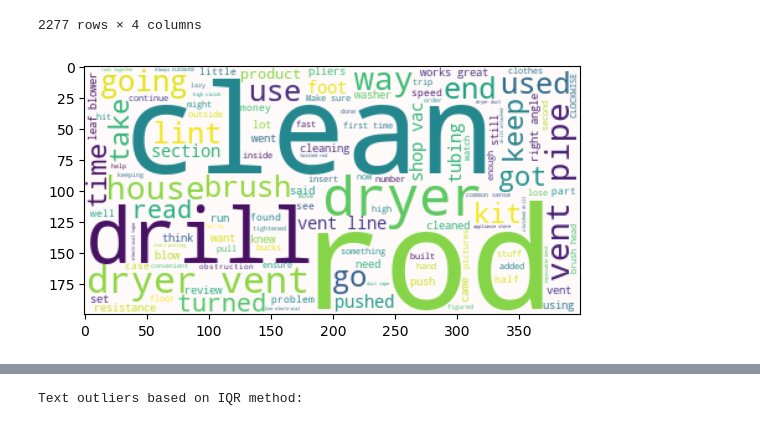
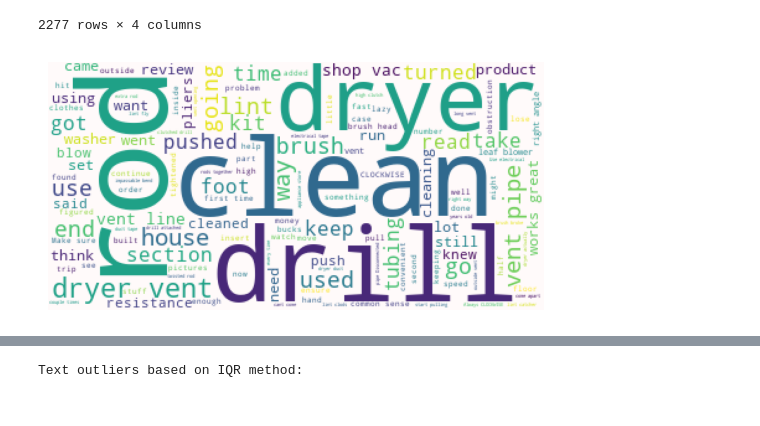
Before and after one commit to rolandjosephb/Comp262-Group3, a Jupyter notebook: Group 3.ipynb, the cells around one changed output, grey strips where cells are left out. Cells and saved outputs as stored; diff of their text form; code cells hidden in the pictures.

```diff
--- a/Group 3.ipynb
+++ b/Group 3.ipynb
@@ -477,12 +477,10 @@ selected_columns
 # %%
 #wordcloud for reviewText(can be use for textblob lexicon)
 from wordcloud import WordCloud
-
-#combining all text
 wcreviewtext = " ".join(review for review in selected_columns['reviewText'].dropna())
 wordcloud = WordCloud(background_color="snow").generate(wcreviewtext)
 plt.imshow(wordcloud, interpolation='hamming')
-plt.axis("on")
+plt.axis("off")
 plt.show()
 # %% [output]
-[figure, old version]
+[figure, new version]
```
Also changed, not shown: parts of 2 cells of this notebook.
